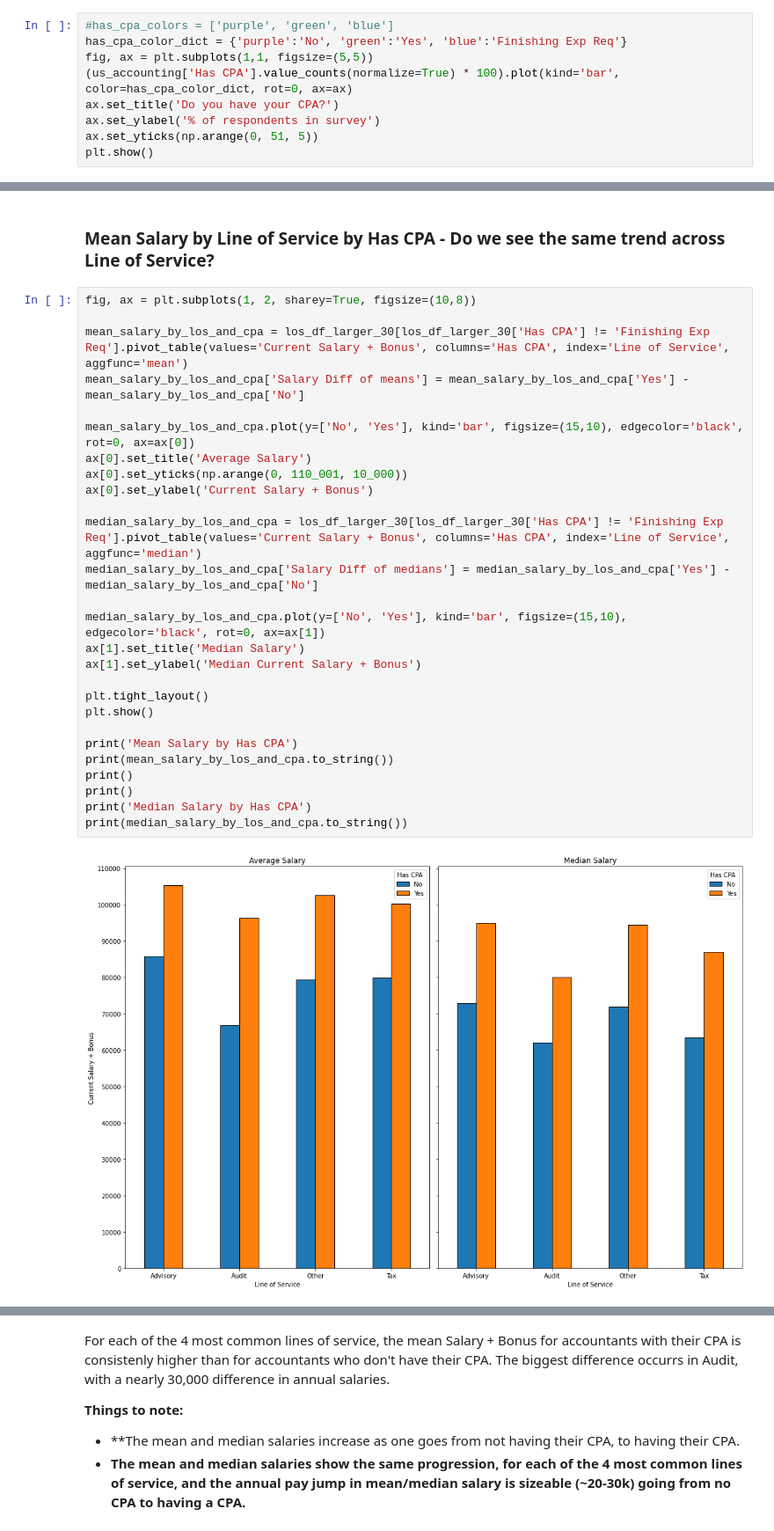
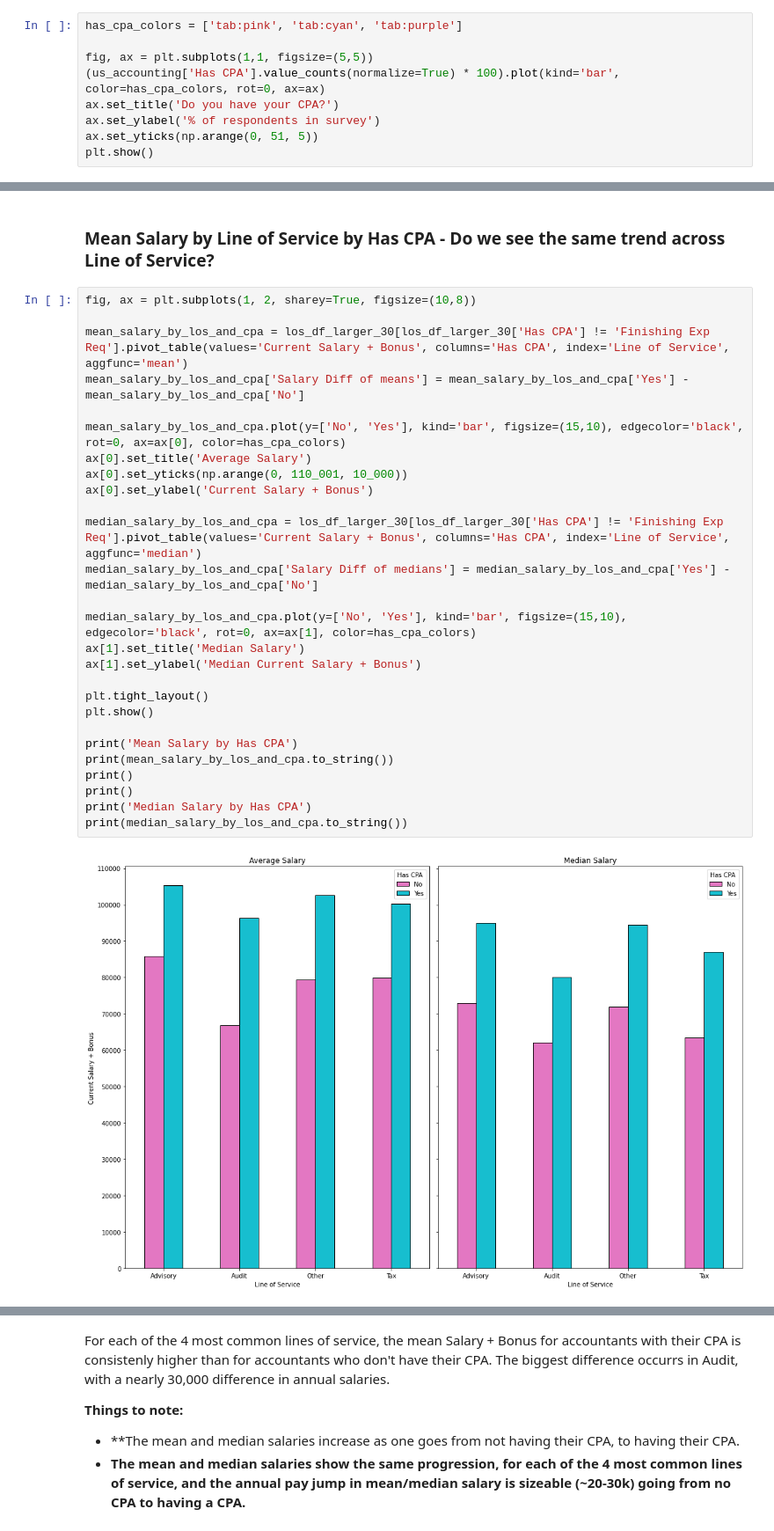
Before and after one commit to papir805/accounting_analysis, a Jupyter notebook: accounting_eda.ipynb, the cells around one changed output, grey strips where cells are left out. Shown at 88% size. Drawn from its saved outputs; the diff is of its cells as text.

```diff
--- a/accounting_eda.ipynb
+++ b/accounting_eda.ipynb
@@ -920,10 +930,10 @@ Based on the histogram above, people with High COL do tend to have a greater den
 # %% [markdown]
 # Exploring by `'Has CPA'` - Which accountants have their CPA and which don't?
 # %%
-#has_cpa_colors = ['purple', 'green', 'blue']
-has_cpa_color_dict = {'purple':'No', 'green':'Yes', 'blue':'Finishing Exp Req'}
+has_cpa_colors = ['tab:pink', 'tab:cyan', 'tab:purple']
+
 fig, ax = plt.subplots(1,1, figsize=(5,5))
-(us_accounting['Has CPA'].value_counts(normalize=True) * 100).plot(kind='bar', color=has_cpa_color_dict, rot=0, ax=ax)
+(us_accounting['Has CPA'].value_counts(normalize=True) * 100).plot(kind='bar', color=has_cpa_colors, rot=0, ax=ax)
 ax.set_title('Do you have your CPA?')
 ax.set_ylabel('% of respondents in survey')
 ax.set_yticks(np.arange(0, 51, 5))
@@ -1014,32 +1026,32 @@ So far, this evidence indicates having a CPA will lead to a higher salary.
 # %%
 fig, ax = plt.subplots(1, 2, sharey=True, figsize=(10,8))
 
 mean_salary_by_los_and_cpa = los_df_larger_30[los_df_larger_30['Has CPA'] != 'Finishing Exp Req'].pivot_table(values='Current Salary + Bonus', columns='Has CPA', index='Line of Service', aggfunc='mean')
 mean_salary_by_los_and_cpa['Salary Diff of means'] = mean_salary_by_los_and_cpa['Yes'] - mean_salary_by_los_and_cpa['No']
 
-mean_salary_by_los_and_cpa.plot(y=['No', 'Yes'], kind='bar', figsize=(15,10), edgecolor='black', rot=0, ax=ax[0])
+mean_salary_by_los_and_cpa.plot(y=['No', 'Yes'], kind='bar', figsize=(15,10), edgecolor='black', rot=0, ax=ax[0], color=has_cpa_colors)
 ax[0].set_title('Average Salary')
 ax[0].set_yticks(np.arange(0, 110_001, 10_000))
 ax[0].set_ylabel('Current Salary + Bonus')
 
 median_salary_by_los_and_cpa = los_df_larger_30[los_df_larger_30['Has CPA'] != 'Finishing Exp Req'].pivot_table(values='Current Salary + Bonus', columns='Has CPA', index='Line of Service', aggfunc='median')
 median_salary_by_los_and_cpa['Salary Diff of medians'] = median_salary_by_los_and_cpa['Yes'] - median_salary_by_los_and_cpa['No']
 
-median_salary_by_los_and_cpa.plot(y=['No', 'Yes'], kind='bar', figsize=(15,10), edgecolor='black', rot=0, ax=ax[1])
+median_salary_by_los_and_cpa.plot(y=['No', 'Yes'], kind='bar', figsize=(15,10), edgecolor='black', rot=0, ax=ax[1], color=has_cpa_colors)
 ax[1].set_title('Median Salary')
 ax[1].set_ylabel('Median Current Salary + Bonus')
 
 plt.tight_layout()
 plt.show()
 
 print('Mean Salary by Has CPA')
 print(mean_salary_by_los_and_cpa.to_string())
 print()
 print()
 print('Median Salary by Has CPA')
 print(median_salary_by_los_and_cpa.to_string())
 # %% [output]
-[figure, old version]
+[figure, new version]
 Mean Salary by Has CPA
 Has CPA                    No            Yes  Salary Diff of means
 Line of Service
```
Also changed, not shown: parts of 45 cells of this notebook.
